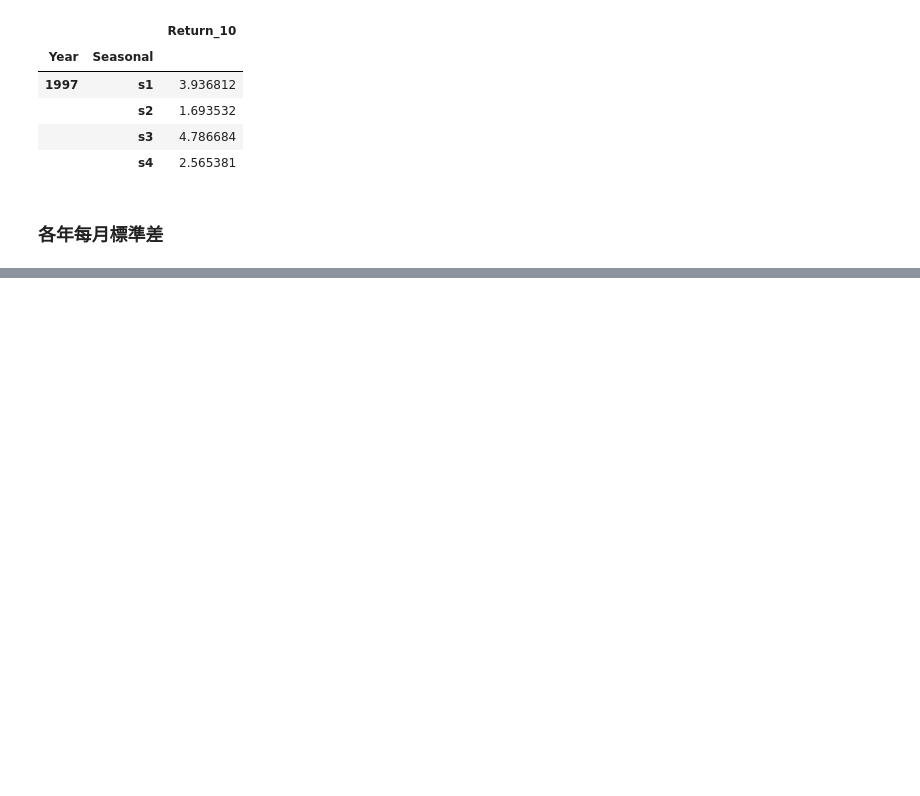
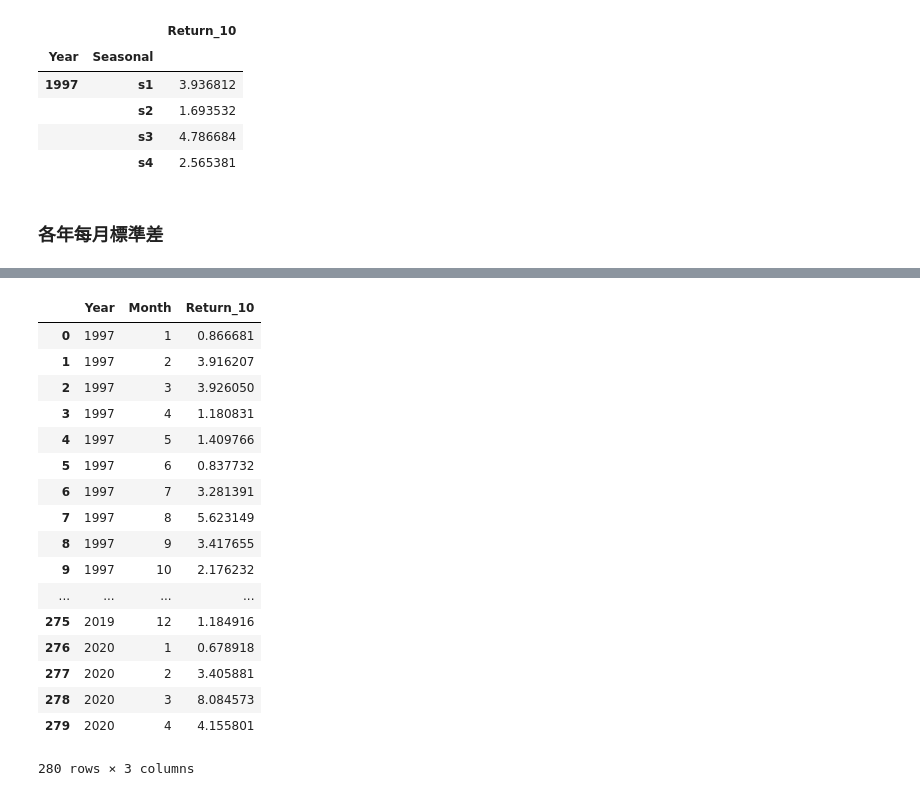
Before and after one commit to feather07170132/NOMURA_PROJECT, a Jupyter notebook: Analysis/Statistics_of_Quantify/Statistics_Analysis_Nomura_Global.ipynb, the cells around one changed output, grey strips where cells are left out. Saved outputs shown, nothing was run; the diff lists cells and outputs as text; code cells hidden in the pictures; blank space fills up the shorter version.

```diff
--- a/Analysis/Statistics_of_Quantify/Statistics_Analysis_Nomura_Global.ipynb
+++ b/Analysis/Statistics_of_Quantify/Statistics_Analysis_Nomura_Global.ipynb
@@ -172,0 +204,25 @@ px.violin(month_std_df, x='Month', y= ReturnName, box=True)
+# %%
+def month_std(return_range=None, start=1997, end=2020):
+    if not return_range:
+        data['Return_1'] = data['Price'].pct_change()*100
+        ReturnName = 'Return_1'
+    else:
+        ReturnName = 'Return_{}'.format(return_range)
+        data[ReturnName] = data['Price'].pct_change(return_range)*100
+
+    month_std = data[['Year', 'Month', ReturnName]]
+
+    temp = set()
+    for i in range(start, end+1):
+        temp.add(i)
+
+    month_std_df = month_std.groupby(['Year', 'Month']).std(ddof=0).reset_index()
+    selection_year = month_std_df[month_std_df['Year'].map(lambda x: x in temp)]
+    fig = px.violin(selection_year, x='Month', y= ReturnName, box=True)
+    fig.update_layout(title='Month Standard Deviation')
+    fig.show()
+
+    return selection_year
+# %%
+month_std(10, 1997, 2020)
+# %% [output]
@@ -172,0 +230,18 @@ px.violin(month_std_df, x='Month', y= ReturnName, box=True)
+|  | Year | Month | Return_10 |
+| 0 | 1997 | 1 | 0.866681 |
+| 1 | 1997 | 2 | 3.916207 |
+| 2 | 1997 | 3 | 3.926050 |
+| 3 | 1997 | 4 | 1.180831 |
+| 4 | 1997 | 5 | 1.409766 |
+| 5 | 1997 | 6 | 0.837732 |
+| 6 | 1997 | 7 | 3.281391 |
+| 7 | 1997 | 8 | 5.623149 |
+| 8 | 1997 | 9 | 3.417655 |
+| 9 | 1997 | 10 | 2.176232 |
+| ... | ... | ... | ... |
+| 275 | 2019 | 12 | 1.184916 |
+| 276 | 2020 | 1 | 0.678918 |
+| 277 | 2020 | 2 | 3.405881 |
+| 278 | 2020 | 3 | 8.084573 |
+| 279 | 2020 | 4 | 4.155801 |
+280 rows × 3 columns
```
Also changed, not shown: parts of 15 cells of this notebook.
